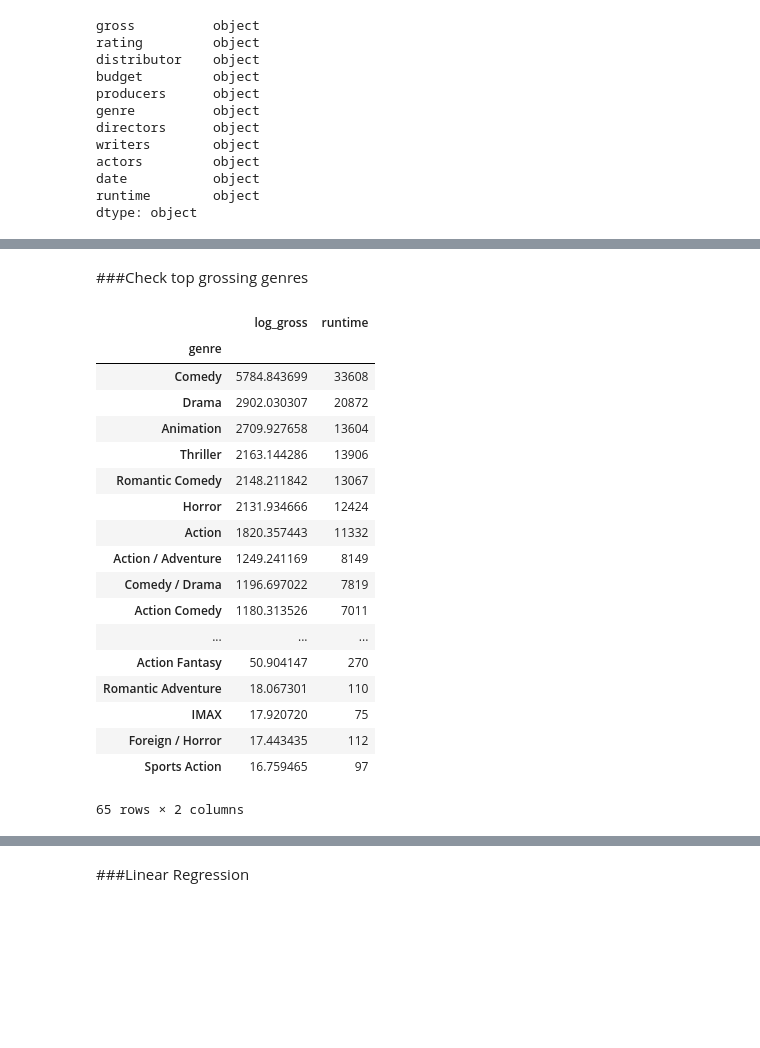
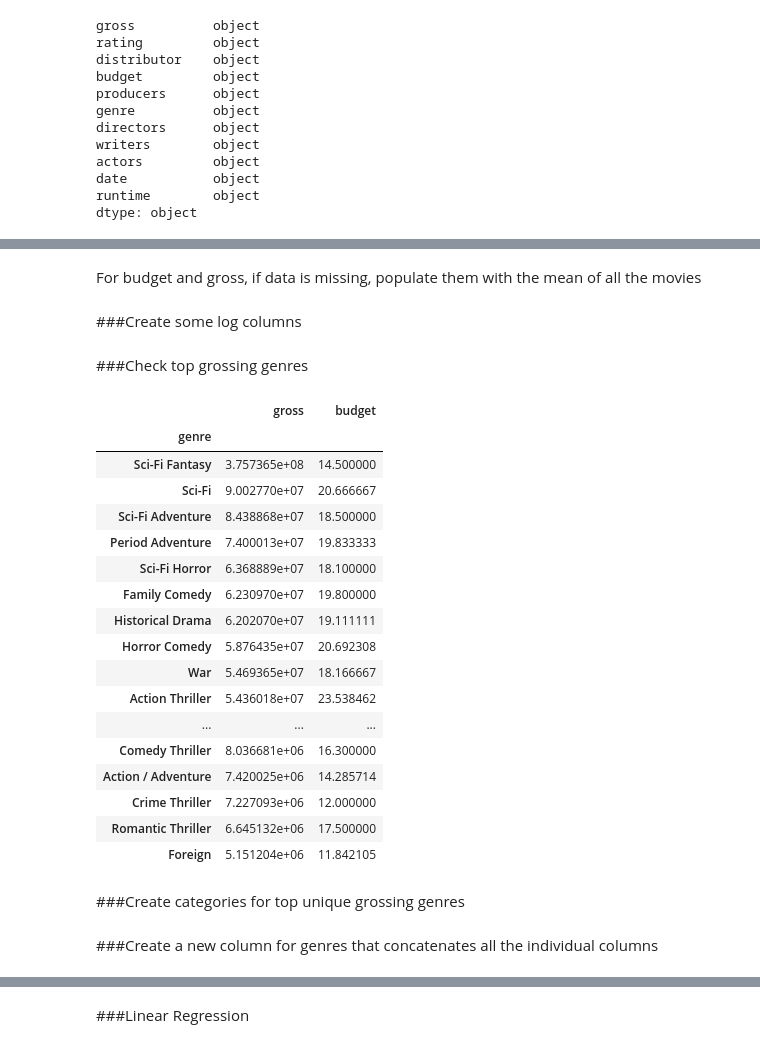
Before and after one commit to jkeung/Movies_Analysis, a Jupyter notebook: output/Movie_Analysis.ipynb, the cells around one changed output, grey strips where cells are left out. Saved outputs shown, nothing was run; the diff lists cells and outputs as text; code cells hidden in the pictures; blank space fills up the shorter version.

```diff
--- a/output/Movie_Analysis.ipynb
+++ b/output/Movie_Analysis.ipynb
@@ -56,7 +34,26 @@ Name: runtime, dtype: object
 # %%
+df2 = df.copy()
+df2 = df2[['gross', 'date', 'budget', 'genre', 'runtime']]
 df2['gross'][df2.gross == 'N/A'] = np.nan
 df2['budget'][df2.budget == 'N/A'] = np.nan
-df2['runtime'][df2.runtime == None] = np.nan
-#df2 = df2[df2.date != 'N/A']
-#df2 = df2[df2.genre != 'N/A']
+df2['date'][df2.date == 'N/A'] = np.nan
+df2['genre'][df2.genre == 'N/A'] = np.nan
+df2['genre'][df2.genre == 'Unknown'] = np.nan
+df2['runtime'][df2.runtime == 'N/A'] = np.nan
+df2 = df2[df2.runtime >= 0]
+df2 = df2[df2.budget <= 30]
+df2 = df2.dropna()
+# %% [markdown]
+For budget and gross, if data is missing, populate them with the mean of all the movies
+# %%
+#df2['budget'][df2['budget'].isnull()] = df2['budget'].mean()
+#df2['gross'][df2['gross'].isnull()] = df2['gross'].mean()
+df2['date'] = pd.to_datetime(df2['date'])
+df2['year'] = df2['date'].apply(lambda x: x.year)
+df2['gross'] = df2['gross'].astype(int)
+df2['budget'] = df2['budget'].astype(int)
+df2['runtime'] = df2['runtime'].astype(int)
+df2['genre'] = df2['genre'].astype(str)
+# %% [markdown]
+###Create some log columns
 # %%
@@ -71,25 +63,26 @@ df2['log_gross'] = df2['gross'].apply(lambda x: np.log(x))
 # %% [markdown]
 ###Check top grossing genres
 # %%
-df2.groupby('genre')[['log_gross', 'runtime']].sum().sort('log_gross', ascending = False)
+df2.groupby('genre')[['gross', 'budget']].mean().sort('gross', ascending = False)
 # %% [output]
-|  | log_gross | runtime |
+|  | gross | budget |
 | genre |  |  |
-| Comedy | 5784.843699 | 33608 |
-| Drama | 2902.030307 | 20872 |
-| Animation | 2709.927658 | 13604 |
-| Thriller | 2163.144286 | 13906 |
-| Romantic Comedy | 2148.211842 | 13067 |
-| Horror | 2131.934666 | 12424 |
-| Action | 1820.357443 | 11332 |
-| Action / Adventure | 1249.241169 | 8149 |
-| Comedy / Drama | 1196.697022 | 7819 |
-| Action Comedy | 1180.313526 | 7011 |
+| Sci-Fi Fantasy | 3.757365e+08 | 14.500000 |
+| Sci-Fi | 9.002770e+07 | 20.666667 |
+| Sci-Fi Adventure | 8.438868e+07 | 18.500000 |
+| Period Adventure | 7.400013e+07 | 19.833333 |
+| Sci-Fi Horror | 6.368889e+07 | 18.100000 |
+| Family Comedy | 6.230970e+07 | 19.800000 |
+| Historical Drama | 6.202070e+07 | 19.111111 |
+| Horror Comedy | 5.876435e+07 | 20.692308 |
+| War | 5.469365e+07 | 18.166667 |
+| Action Thriller | 5.436018e+07 | 23.538462 |
 | ... | ... | ... |
-| Action Fantasy | 50.904147 | 270 |
-| Romantic Adventure | 18.067301 | 110 |
-| IMAX | 17.920720 | 75 |
-| Foreign / Horror | 17.443435 | 112 |
-| Sports Action | 16.759465 | 97 |
+| Comedy Thriller | 8.036681e+06 | 16.300000 |
+| Action / Adventure | 7.420025e+06 | 14.285714 |
+| Crime Thriller | 7.227093e+06 | 12.000000 |
+| Romantic Thriller | 6.645132e+06 | 17.500000 |
+| Foreign | 5.151204e+06 | 11.842105 |
-65 rows × 2 columns
+# %% [markdown]
+###Create categories for top unique grossing genres
 # %%
@@ -103,0 +104,2 @@ df2['Action'] = df2['genre'].apply(lambda x: 1 if 'Action' in x else 0)
+# %% [markdown]
+###Create a new column for genres that concatenates all the individual columns
```
Also changed, not shown: parts of 22 cells of this notebook.
